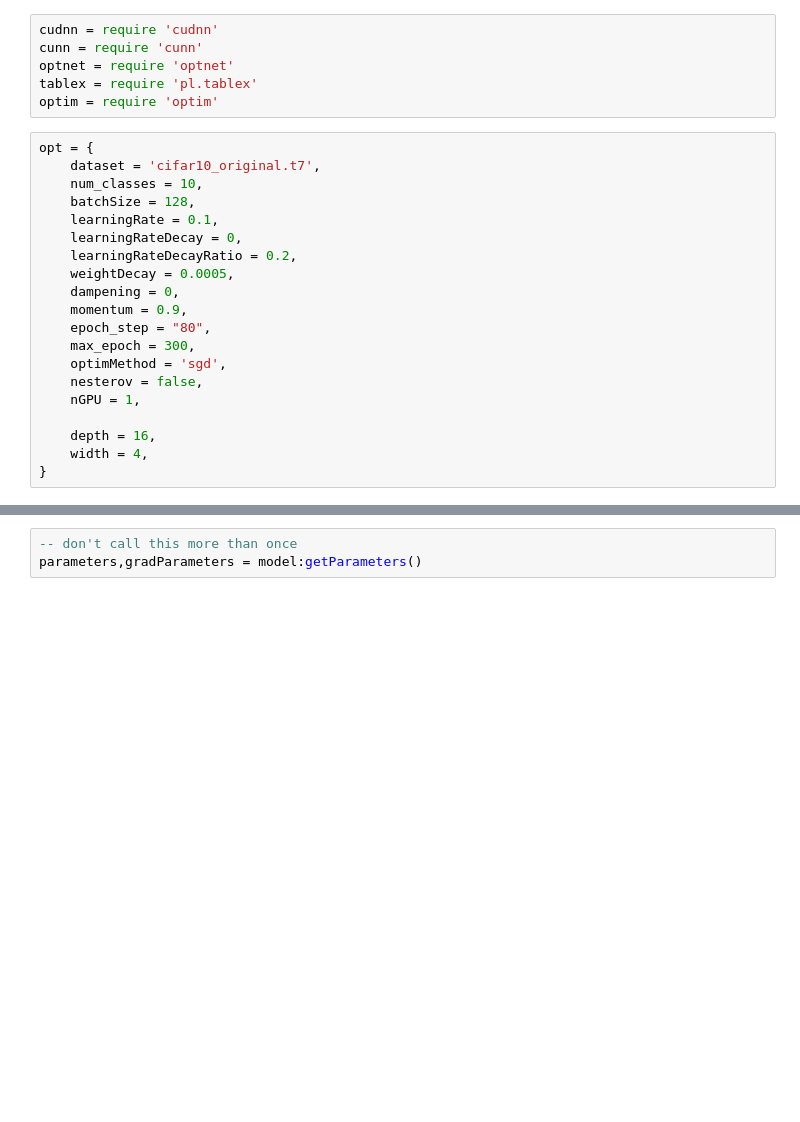
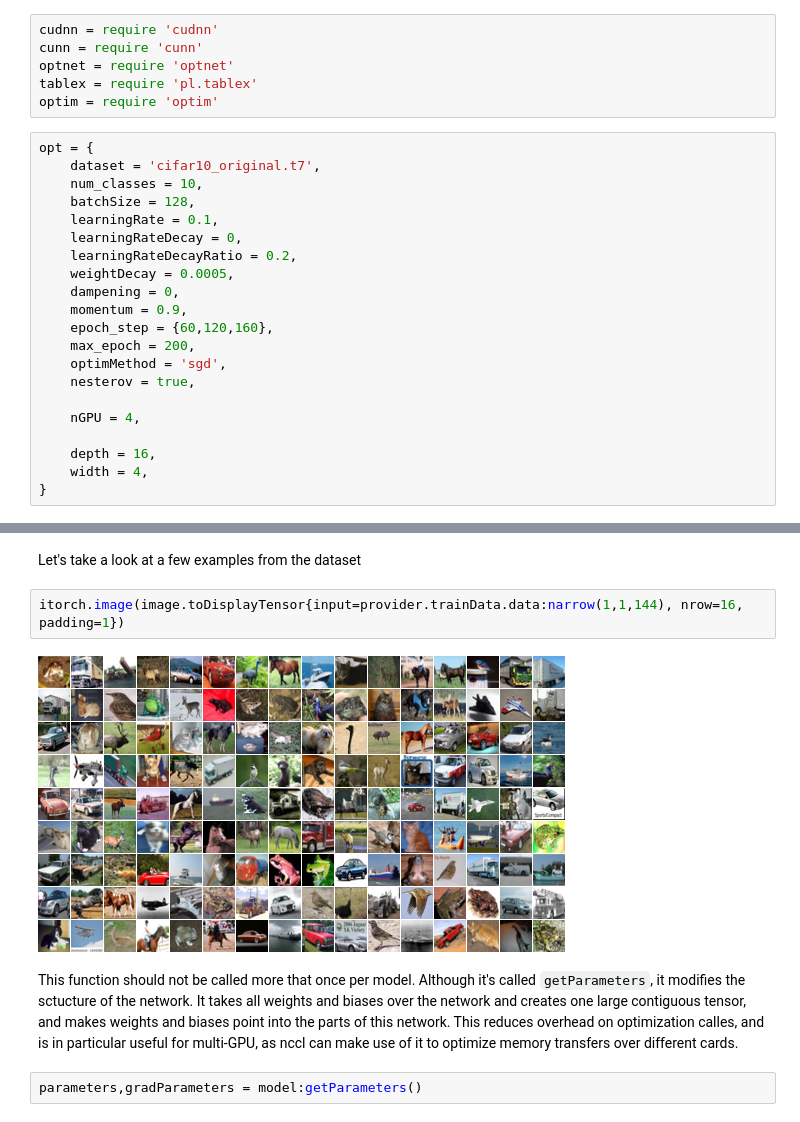
Before and after one commit to szagoruyko/idiap-tutorials, a Jupyter notebook: wide-resnet-multiGPU.ipynb, the cells around one changed output, grey strips where cells are left out. Cells and saved outputs as stored; diff of their text form; blank space fills up the shorter version.

Commit message:
train WRN

```diff
--- a/wide-resnet-multiGPU.ipynb
+++ b/wide-resnet-multiGPU.ipynb
@@ -28,11 +30,12 @@ opt = {
     weightDecay = 0.0005,
     dampening = 0,
     momentum = 0.9,
-    epoch_step = "80",
-    max_epoch = 300,
+    epoch_step = {60,120,160},
+    max_epoch = 200,
     optimMethod = 'sgd',
-    nesterov = false,
-    nGPU = 1,
+    nesterov = true,
+
+    nGPU = 4,
 
     depth = 16,
     width = 4,
@@ -164,6 +201,13 @@ provider = torch.load(opt.dataset)
-# %%
--- don't call this more than once
-parameters,gradParameters = model:getParameters()
+# %% [markdown]
+Let's take a look at a few examples from the dataset
+# %%
+itorch.image(image.toDisplayTensor{input=provider.trainData.data:narrow(1,1,144), nrow=16, padding=1})
+# %% [output]
+[figure, added]
+# %% [markdown]
+This function should not be called more that once per model. Although it's called `getParameters`, it modifies the sctucture of the network. It takes all weights and biases over the network and creates one large contiguous tensor, and makes weights and biases point into the parts of this network. This reduces overhead on optimization calles, and is in particular useful for multi-GPU, as nccl can make use of it to optimize memory transfers over different cards.
+# %%
+parameters,gradParameters = model:getParameters()
 # %%
 local criterion = nn.CrossEntropyCriterion():cuda()
 
```
Also changed, not shown: parts of 11 cells of this notebook.
